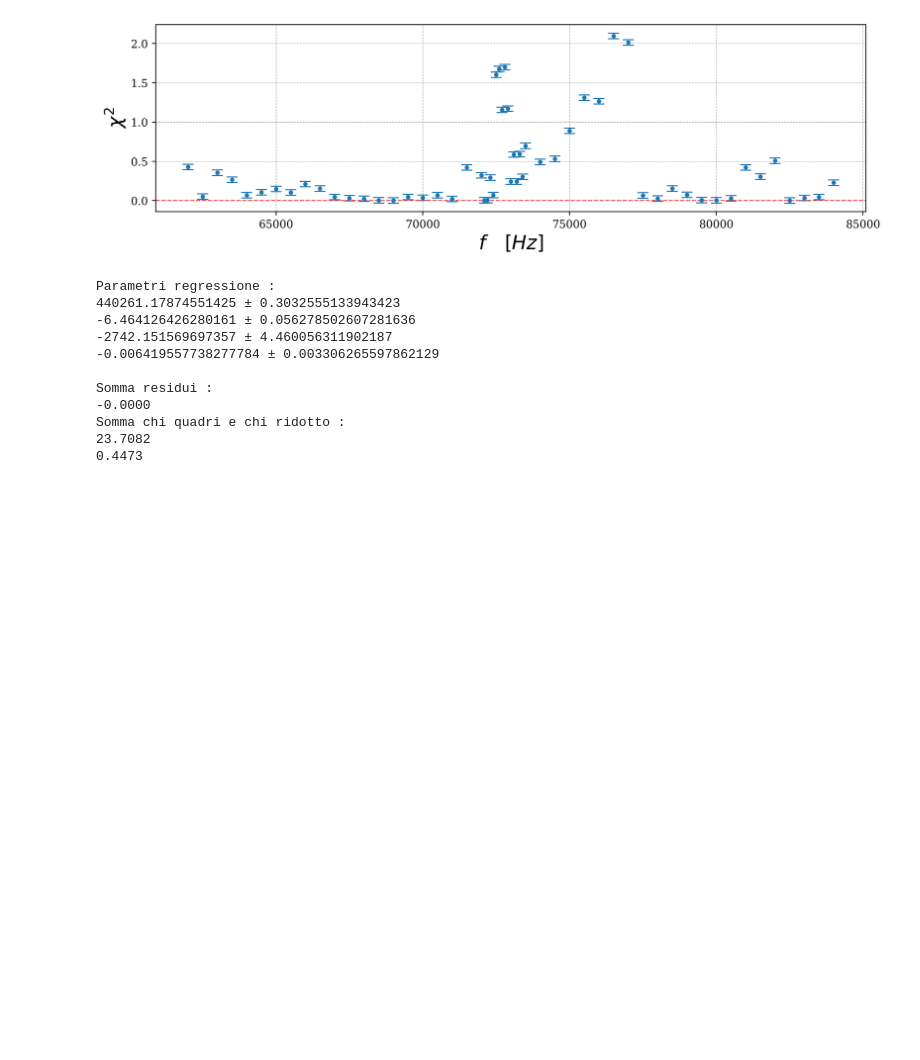
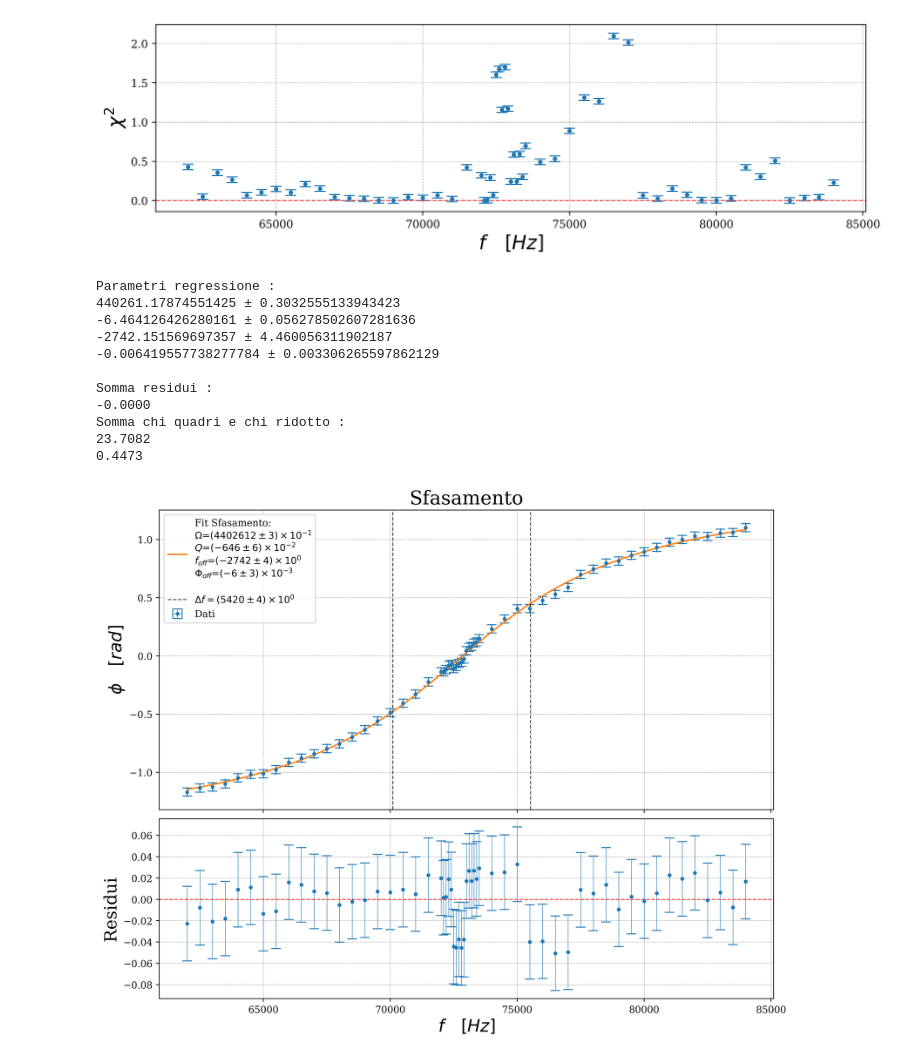
Before and after one commit to nichettg/Codici, a Jupyter notebook: 7. RLC Dominio Frequenza con Vin/sfasamento.ipynb, the cells around one changed output. Saved outputs shown, nothing was run; the diff lists cells and outputs as text; code cells hidden in the pictures; blank space fills up the shorter version.

```diff
--- a/7. RLC Dominio Frequenza con Vin/sfasamento.ipynb
+++ b/7. RLC Dominio Frequenza con Vin/sfasamento.ipynb
@@ -42,7 +42,7 @@ print(beta0[0])
 # %% [output]
 439822.971502571
 # %%
-analisi = analizza("sfasamento", modello, param_labels, beta0, legenda_bbox = (1,0), legenda_loc="lower right", legenda_fontsize = 10)
+analisi, fig = analizza("sfasamento", modello, param_labels, beta0, legenda_bbox = (1,0), legenda_loc="lower right", legenda_fontsize = 10, ritorno_grafico = True)
 # %% [output]
 [figure]
 [figure]
@@ -68,3 +68,34 @@ parametri_profilazione = [[par[0], par[1]], [spar[0], spar[1]]]
 parametri_offset = [par[2], par[3]]
 parametri = [parametri_profilazione, parametri_offset]
 let.esporta_pickle(parametri, "sfasamento.pkl")
+# %%
+delta = par[0] / (2*par[1])
+sdelta = delta * np.sqrt( (spar[0]/par[0])**2 + (spar[1]/par[1])**2)
+f0 = par[0] / (2*np.pi) - par[2]
+
+# Larghezza di banda in Hz
+bandwidth = abs(delta / (2 * np.pi))
+
+(ax1, ax2) = fig.axes
+
+ax1.axvline(
+    f0 + bandwidth/2,
+    **gf.line_params,
+    color="black",
+    ls="--"
+)
+ax1.axvline(
+    f0 - bandwidth/2,
+    **gf.line_params,
+    color="black",
+    ls="--",
+    label=f"$\\Delta f = {gf.formatta_errore(bandwidth,spar[2])}$"
+)
+
+ax1.legend(fontsize=10)
+
+let.salva_grafico(fig,"sfasamento/regressione.pdf")
+
+fig
+# %% [output]
+[figure, added]
```
Also changed, not shown: 6 other files.
